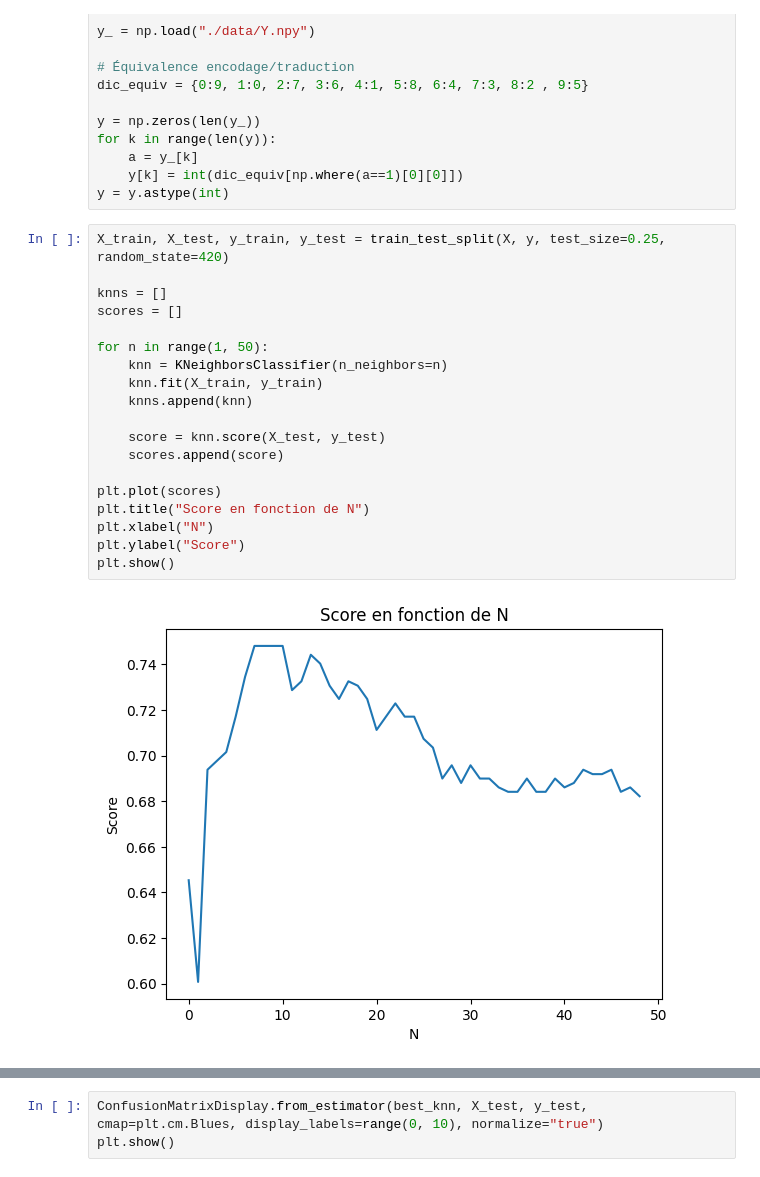
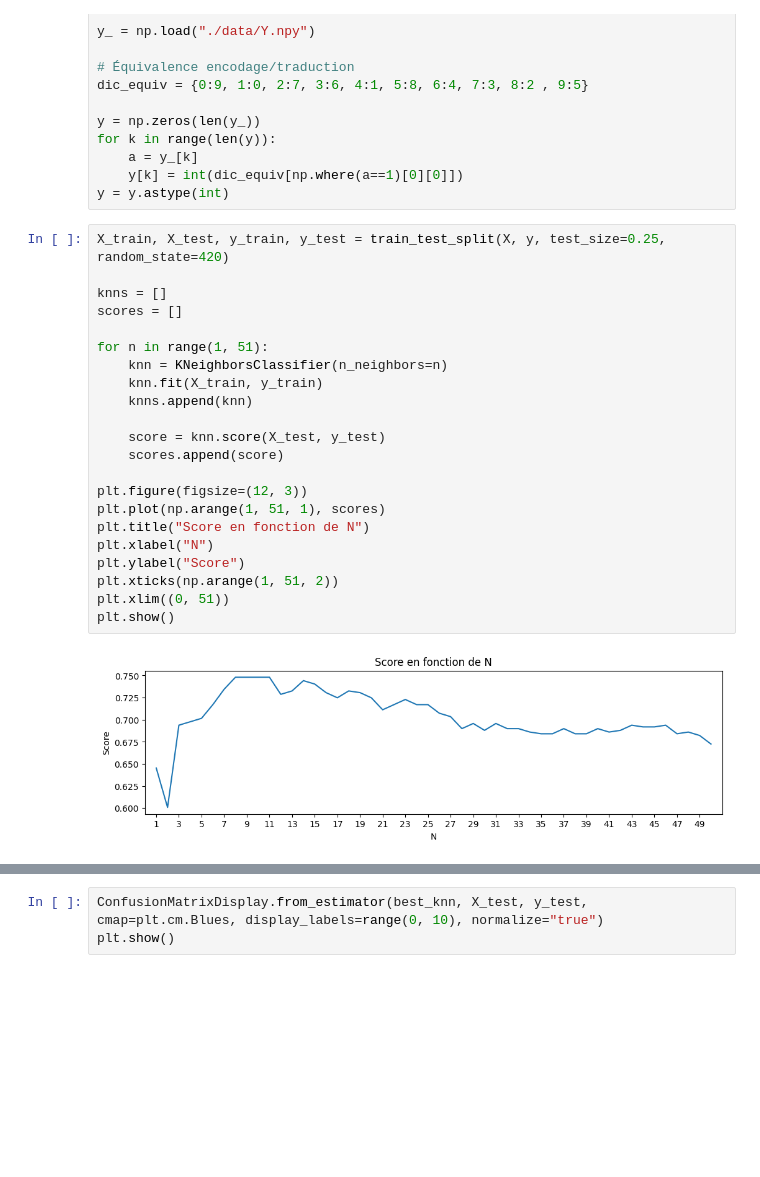
Before and after one commit to A-INDUSTRIES/machlearn-projet, a Jupyter notebook: 3-knn.ipynb, the cells around one changed output, grey strips where cells are left out. Saved outputs shown, nothing was run; the diff lists cells and outputs as text; blank space fills up the shorter version.

```diff
--- a/3-knn.ipynb
+++ b/3-knn.ipynb
@@ -25,23 +25,26 @@ y = y.astype(int)
 # %%
 X_train, X_test, y_train, y_test = train_test_split(X, y, test_size=0.25, random_state=420)
 
 knns = []
 scores = []
 
-for n in range(1, 50):
+for n in range(1, 51):
     knn = KNeighborsClassifier(n_neighbors=n)
     knn.fit(X_train, y_train)
     knns.append(knn)
 
     score = knn.score(X_test, y_test)
     scores.append(score)
 
-plt.plot(scores)
+plt.figure(figsize=(12, 3))
+plt.plot(np.arange(1, 51, 1), scores)
 plt.title("Score en fonction de N")
 plt.xlabel("N")
 plt.ylabel("Score")
+plt.xticks(np.arange(1, 51, 2))
+plt.xlim((0, 51))
 plt.show()
 # %% [output]
-[figure, old version]
+[figure, new version]
 # %%
 best_knn = knns[scores.index(max(scores))]
```
Also changed, not shown: parts of 1 cell of this notebook.
